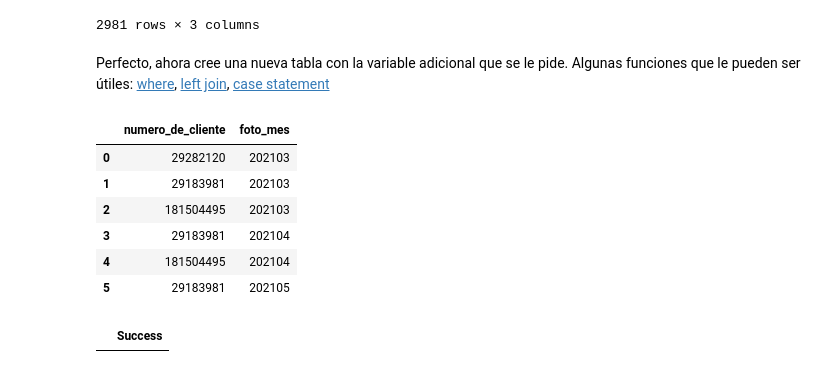
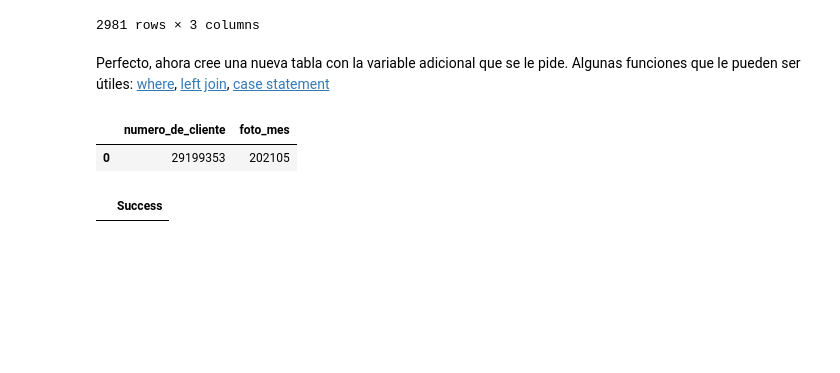
Before and after one commit to fedeidoeta/dmeyf2023, a Jupyter notebook: src/monday/fi101_target_sql.ipynb, the cells around one changed output. Cells and saved outputs as stored; diff of their text form; code cells hidden in the pictures; blank space fills up the shorter version.

```diff
--- a/src/monday/fi101_target_sql.ipynb
+++ b/src/monday/fi101_target_sql.ipynb
@@ -133,18 +133,13 @@ Perfecto, ahora cree una nueva tabla con la variable adicional que se le pide. A
 # %%
 %%sql
 select numero_de_cliente,
 foto_mes
 from competencia_01
-where numero_de_cliente in (29282120, 181504495, 29183981) -- primer caso baja +1, segundo caso baja +2
+where numero_de_cliente = 29199353 --in (29282120, 181504495, 29183981) -- primer caso baja +1, segundo caso baja +2
 order by 2
 # %% [output]
 |  | numero_de_cliente | foto_mes |
-| 0 | 29282120 | 202103 |
-| 1 | 29183981 | 202103 |
-| 2 | 181504495 | 202103 |
-| 3 | 29183981 | 202104 |
-| 4 | 181504495 | 202104 |
-| 5 | 29183981 | 202105 |
+| 0 | 29199353 | 202105 |
 # %%
 %%sql
 
```
Also changed, not shown: parts of 3 cells of this notebook, 3 other files.
